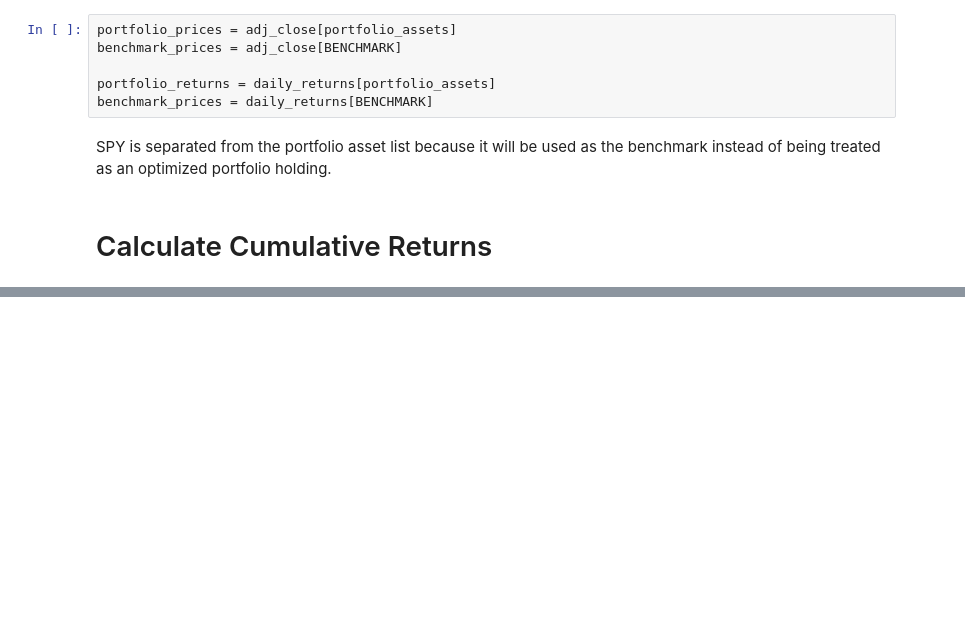
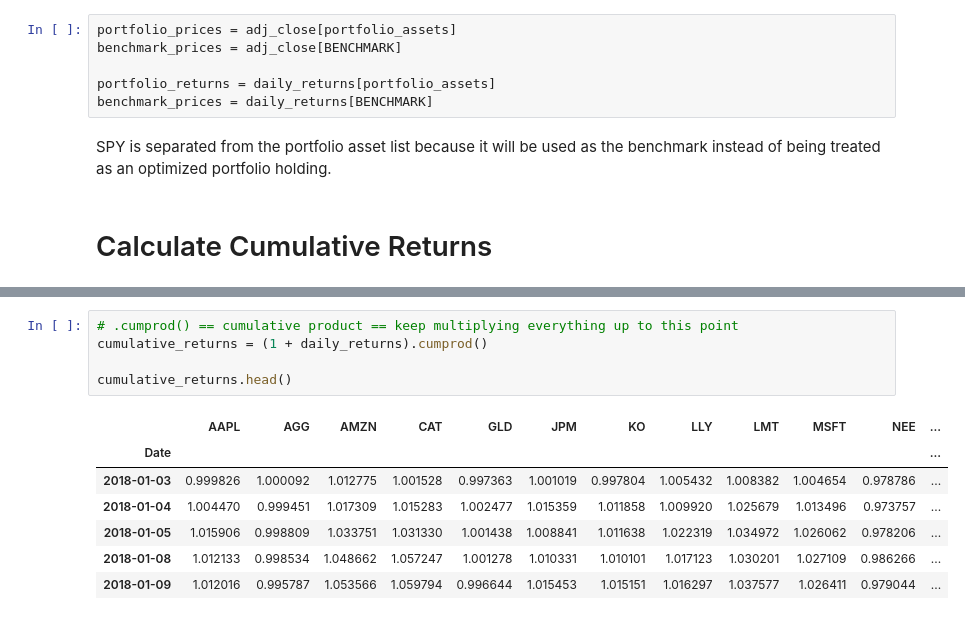
Before and after one commit to SamiiShabuse/INFO442-Group-Project, a Jupyter notebook: notebooks/03_exploratory-data-analysis.ipynb, the cells around one changed output, grey strips where cells are left out. Saved outputs shown, nothing was run; the diff lists cells and outputs as text; blank space fills up the shorter version.

```diff
--- a/notebooks/03_exploratory-data-analysis.ipynb
+++ b/notebooks/03_exploratory-data-analysis.ipynb
@@ -117,0 +140,13 @@ SPY is separated from the portfolio asset list because it will be used as the be
+# %%
+# .cumprod() == cumulative product == keep multiplying everything up to this point
+cumulative_returns = (1 + daily_returns).cumprod()
+
+cumulative_returns.head()
+# %% [output]
+|  | AAPL | AGG | AMZN | CAT | GLD | JPM | KO | LLY | LMT | MSFT | NEE | ... |
+| Date |  |  |  |  |  |  |  |  |  |  |  | ... |
+| 2018-01-03 | 0.999826 | 1.000092 | 1.012775 | 1.001528 | 0.997363 | 1.001019 | 0.997804 | 1.005432 | 1.008382 | 1.004654 | 0.978786 | ... |
+| 2018-01-04 | 1.004470 | 0.999451 | 1.017309 | 1.015283 | 1.002477 | 1.015359 | 1.011858 | 1.009920 | 1.025679 | 1.013496 | 0.973757 | ... |
+| 2018-01-05 | 1.015906 | 0.998809 | 1.033751 | 1.031330 | 1.001438 | 1.008841 | 1.011638 | 1.022319 | 1.034972 | 1.026062 | 0.978206 | ... |
+| 2018-01-08 | 1.012133 | 0.998534 | 1.048662 | 1.057247 | 1.001278 | 1.010331 | 1.010101 | 1.017123 | 1.030201 | 1.027109 | 0.986266 | ... |
+| 2018-01-09 | 1.012016 | 0.995787 | 1.053566 | 1.059794 | 0.996644 | 1.015453 | 1.015151 | 1.016297 | 1.037577 | 1.026411 | 0.979044 | ... |
```
Also changed, not shown: parts of 3 cells of this notebook.
